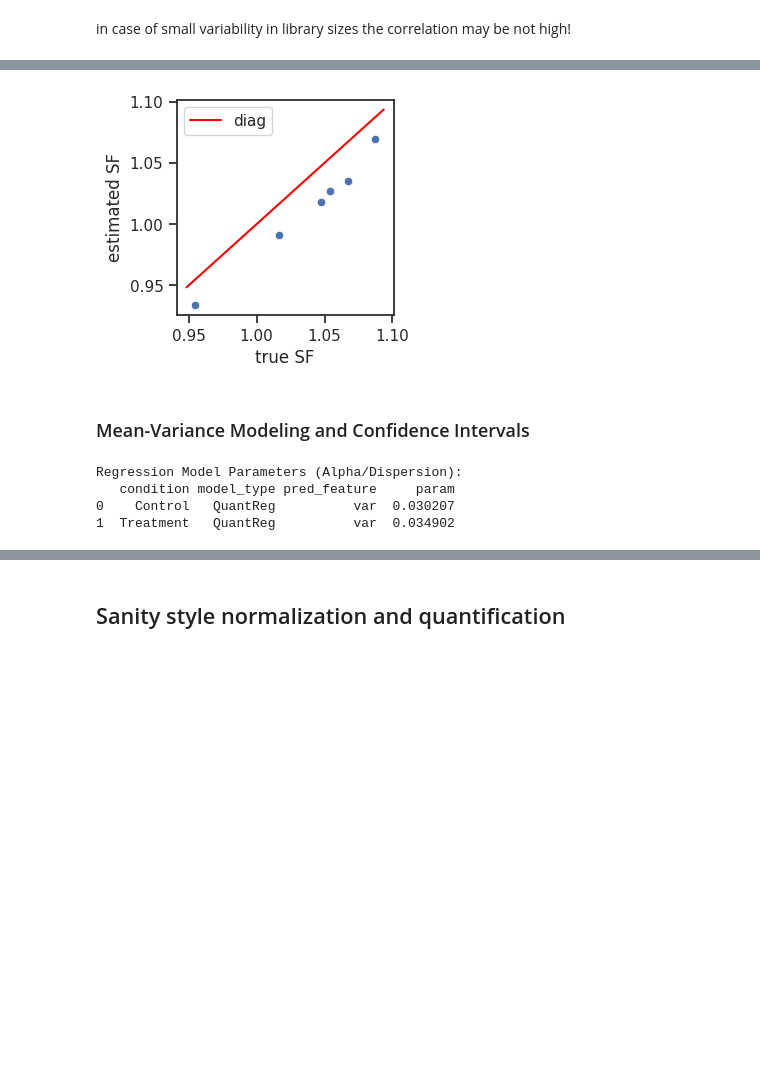
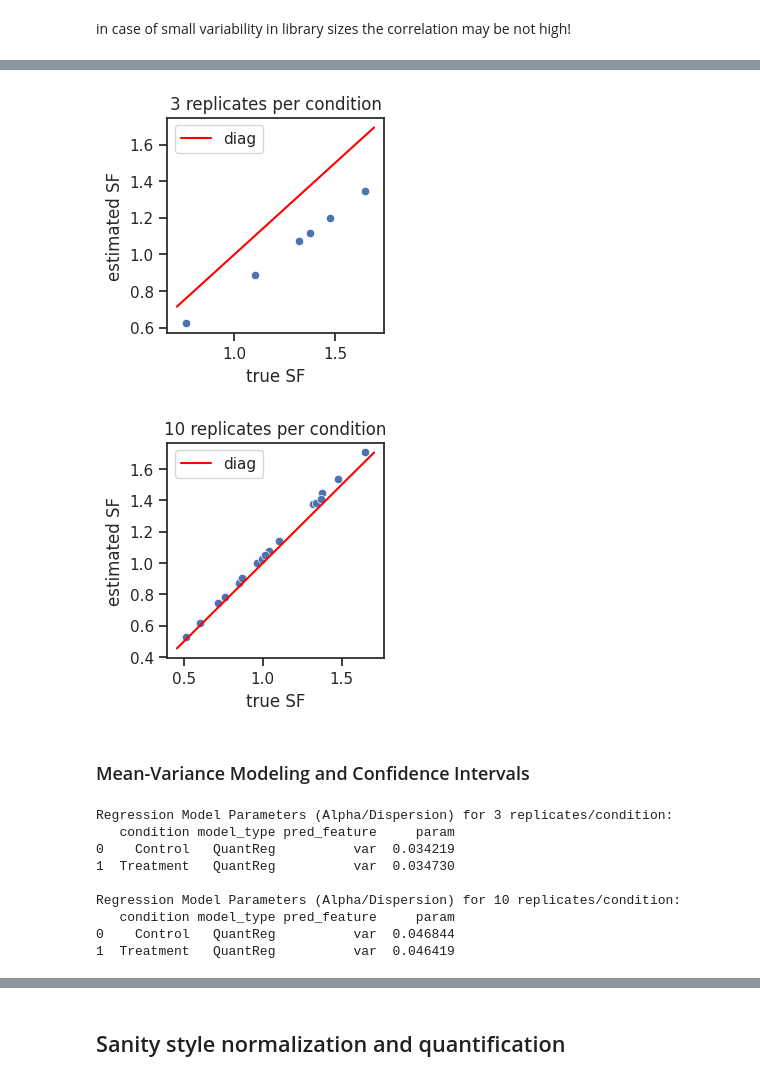
Before and after one commit to zavolanlab/zavolab_pyutils, a Jupyter notebook: test_module.ipynb, the cells around one changed output, grey strips where cells are left out. Cells and saved outputs as stored; diff of their text form; code cells hidden in the pictures; blank space fills up the shorter version.

```diff
--- a/test_module.ipynb
+++ b/test_module.ipynb
@@ -47,15 +82,15 @@ Type:      function
 # %%
 # Generate DESeq2-style data (Poisson-Gamma)
-nb_counts_df, metadata_df, nb_true_sf = simulate_negative_binomial_counts(
+nb_counts_3repl_df, metadata_3repl_df, nb_true_3repl_sf = simulate_negative_binomial_counts(
     N_genes=3000,
     conditions=["Control", "Treatment"],
     n_replicates=3,
     alpha=0.05, # The true variance target
     seed=102,
-    SF_sigma=0.05,exp_average_M=4,exp_average_S=3,
+    SF_sigma=0.3,exp_average_M=4,exp_average_S=3,
 )
 
 print("Negative Binomial Counts:")
-print(nb_counts_df.head())
+print(nb_counts_df.head(2))
 # %% [output]
 Negative Binomial Counts:
@@ -103,14 +186,21 @@ array([1.08698022, 1.04738134, 1.05432404, 0.95502577, 1.0671456 ,
 # %%
 # Apply normalization
-norm_counts_df, sfs_df = apply_deseq2_normalization(
-    nb_counts_df,
-    metadata_df,
+norm_counts_3repl_df, sfs_3repl_df = apply_deseq2_normalization(
+    nb_counts_3repl_df,
+    metadata_3repl_df,
+    lowExprGenesQ=0.3,
+    pseudocount=1
+)
+
+norm_counts_10repl_df, sfs_10repl_df = apply_deseq2_normalization(
+    nb_counts_10repl_df,
+    metadata_10repl_df,
     lowExprGenesQ=0.3,
     pseudocount=1
 )
 
 print("Normalized count matrix:")
-print(norm_counts_df)
-print(f"\nShape: {norm_counts_df.shape}")
+print(norm_counts_3repl_df.head(2))
+print(f"\nShape: {norm_counts_3repl_df.shape}")
 # %% [output]
 Normalized count matrix:
@@ -165,28 +257,46 @@ plot_size_factors(sfs_df,savefig_path='./tests/plots/library_size_vs_SF.png')
 # %%
-sfs_df['true_sf'] = nb_true_sf
-sns.set(font_scale=1, style="white")
-fig, axes = plt.subplots(1, 1, figsize=(2.8, 2.8))
-ax = sns.scatterplot(data = sfs_df,x='true_sf',y='sf')
-ax = sns.lineplot(data = pd.DataFrame([[ax.get_xlim()[0],ax.get_xlim()[0]],[ax.get_xlim()[1],ax.get_xlim()[1]]],columns=['true_sf','sf']),x='true_sf',y='sf',color='red',label='diag')
-ax.set(xlabel='true SF',ylabel='estimated SF')
-ax.tick_params(left=True, bottom=True)
+true_sfs = [nb_true_3repl_sf,nb_true_10repl_sf]
+titles = ['3 replicates per condition','10 replicates per condition']
+for k,data in enumerate([sfs_3repl_df,sfs_10repl_df]):
+    data['true_sf'] = true_sfs[k]
+    sns.set(font_scale=1, style="white")
+    fig, axes = plt.subplots(1, 1, figsize=(2.8, 2.8))
+    ax = sns.scatterplot(data = data,x='true_sf',y='sf')
+    ax = sns.lineplot(data = pd.DataFrame([[ax.get_xlim()[0],ax.get_xlim()[0]],[ax.get_xlim()[1],ax.get_xlim()[1]]],columns=['true_sf','sf']),x='true_sf',y='sf',color='red',label='diag')
+    ax.set(xlabel='true SF',ylabel='estimated SF',title=titles[k])
+    ax.tick_params(left=True, bottom=True)
 # %% [output]
-[figure, old version]
+[figure, new version]
+[figure, added]
 # %% [markdown]
 ### Mean-Variance Modeling and Confidence Intervals
 # %%
 # Model the condition-specific dispersion using Quantile Regression
-regr_model_df, all_plot_data = model_mean_variance(
-    norm_counts_df,
-    metadata_df,
+regr_model_3repl_df, all_plot_data_3repl_df = model_mean_variance(
+    norm_counts_3repl_df,
+    metadata_3repl_df,
     sample_col='sample',
     cond_col='condition'
 )
 
-print("\nRegression Model Parameters (Alpha/Dispersion):")
-print(regr_model_df)
+regr_model_10repl_df, all_plot_data_10repl_df = model_mean_variance(
+    norm_counts_10repl_df,
+    metadata_10repl_df,
+    sample_col='sample',
+    cond_col='condition'
+)
+
+print("\nRegression Model Parameters (Alpha/Dispersion) for 3 replicates/condition:")
+print(regr_model_3repl_df)
+print("\nRegression Model Parameters (Alpha/Dispersion) for 10 replicates/condition:")
+print(regr_model_10repl_df)
 # %% [output]
-Regression Model Parameters (Alpha/Dispersion):
+Regression Model Parameters (Alpha/Dispersion) for 3 replicates/condition:
    condition model_type pred_feature     param
-0    Control   QuantReg          var  0.030207
-1  Treatment   QuantReg          var  0.034902
+0    Control   QuantReg          var  0.034219
+1  Treatment   QuantReg          var  0.034730
+
+Regression Model Parameters (Alpha/Dispersion) for 10 replicates/condition:
+   condition model_type pred_feature     param
+0    Control   QuantReg          var  0.046844
+1  Treatment   QuantReg          var  0.046419
```
Also changed, not shown: parts of 23 cells of this notebook, 44 other files.
